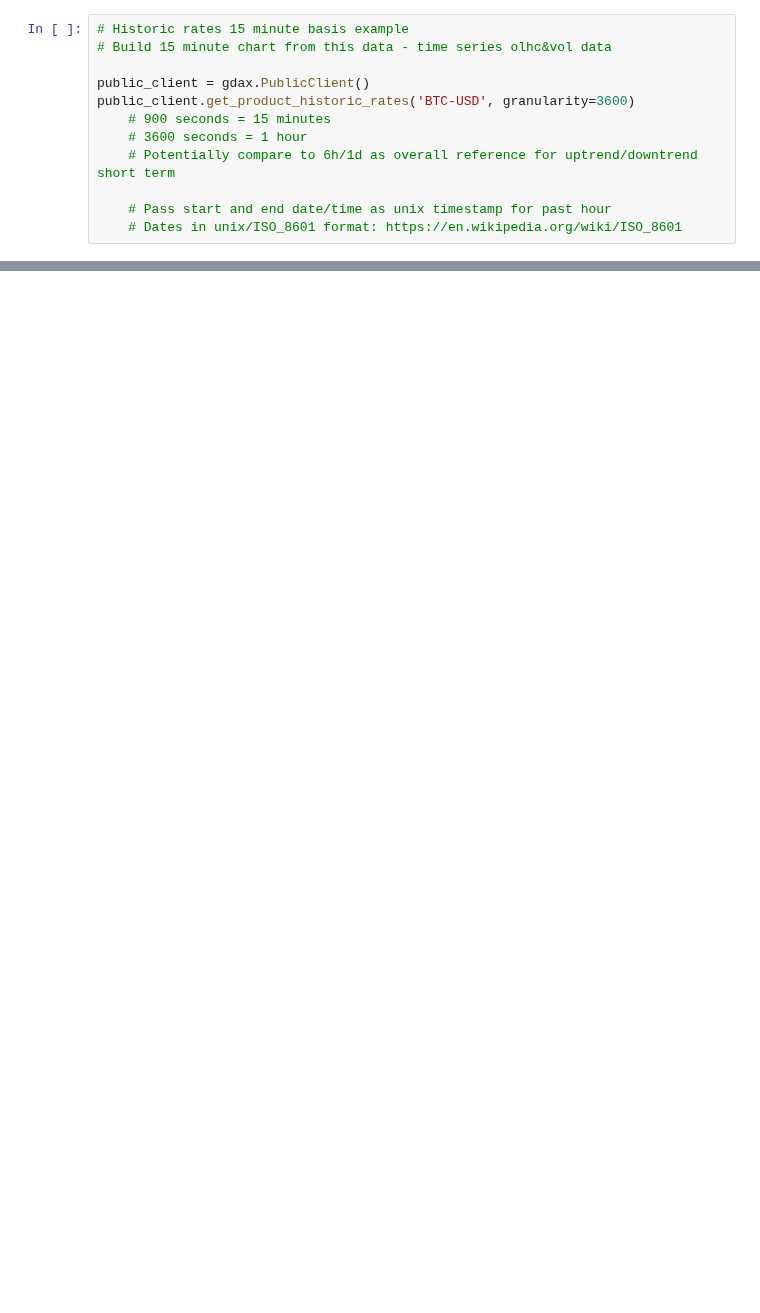
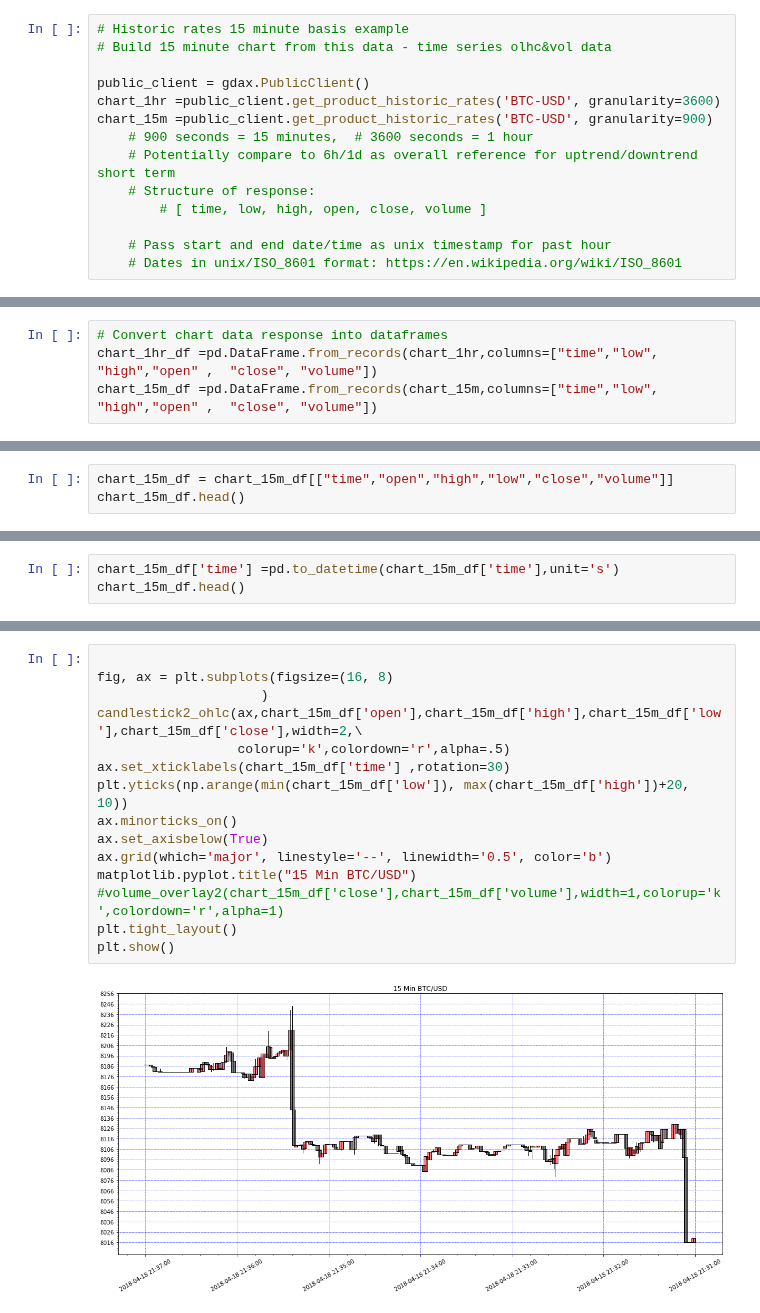
Before and after one commit to timothyyu/gdax-orderbook-ml, a Jupyter notebook: test_input_feature_expansion.ipynb, the cells around one changed output, grey strips where cells are left out. Saved outputs shown, nothing was run; the diff lists cells and outputs as text; blank space fills up the shorter version.

Commit message:
working display chart for 15min btc/usd

```diff
--- a/test_input_feature_expansion.ipynb
+++ b/test_input_feature_expansion.ipynb
@@ -123,10 +128,12 @@ Using TensorFlow backend.
 # Build 15 minute chart from this data - time series olhc&vol data
 
 public_client = gdax.PublicClient()
-public_client.get_product_historic_rates('BTC-USD', granularity=3600)
-    # 900 seconds = 15 minutes
-    # 3600 seconds = 1 hour
+chart_1hr =public_client.get_product_historic_rates('BTC-USD', granularity=3600)
+chart_15m =public_client.get_product_historic_rates('BTC-USD', granularity=900)
+    # 900 seconds = 15 minutes,  # 3600 seconds = 1 hour
     # Potentially compare to 6h/1d as overall reference for uptrend/downtrend short term
+    # Structure of response:
+        # [ time, low, high, open, close, volume ]
 
     # Pass start and end date/time as unix timestamp for past hour
     # Dates in unix/ISO_8601 format: https://en.wikipedia.org/wiki/ISO_8601
@@ -151,3 +140,7 @@ public_client.get_product_historic_rates('BTC-USD', granularity=3600)
+# %%
+# Convert chart data response into dataframes
+chart_1hr_df =pd.DataFrame.from_records(chart_1hr,columns=["time","low", "high","open" ,  "close", "volume"])
+chart_15m_df =pd.DataFrame.from_records(chart_15m,columns=["time","low", "high","open" ,  "close", "volume"])
 # %%
 # Current hashrate and unconfirmed TX from blockchain.info
     # limit quests to a maximum of 1 every 10 seconds.
@@ -162,0 +173,3 @@ print(response2.json())
+# %%
+chart_15m_df = chart_15m_df[["time","open","high","low","close","volume"]]
+chart_15m_df.head()
@@ -162,0 +189,3 @@ print(response2.json())
+# %%
+chart_15m_df['time'] =pd.to_datetime(chart_15m_df['time'],unit='s')
+chart_15m_df.head()
@@ -162,0 +199,17 @@ print(response2.json())
+# %%
+
+fig, ax = plt.subplots(figsize=(16, 8)
+                     )
+candlestick2_ohlc(ax,chart_15m_df['open'],chart_15m_df['high'],chart_15m_df['low'],chart_15m_df['close'],width=2,\
+                  colorup='k',colordown='r',alpha=.5)
+ax.set_xticklabels(chart_15m_df['time'] ,rotation=30)
+plt.yticks(np.arange(min(chart_15m_df['low']), max(chart_15m_df['high'])+20, 10))
+ax.minorticks_on()
+ax.set_axisbelow(True)
+ax.grid(which='major', linestyle='--', linewidth='0.5', color='b')
+matplotlib.pyplot.title("15 Min BTC/USD")
+#volume_overlay2(chart_15m_df['close'],chart_15m_df['volume'],width=1,colorup='k',colordown='r',alpha=1)
+plt.tight_layout()
+plt.show()
+# %% [output]
+[figure, added]
```
Also changed, not shown: parts of 9 cells of this notebook, 1 other file.
